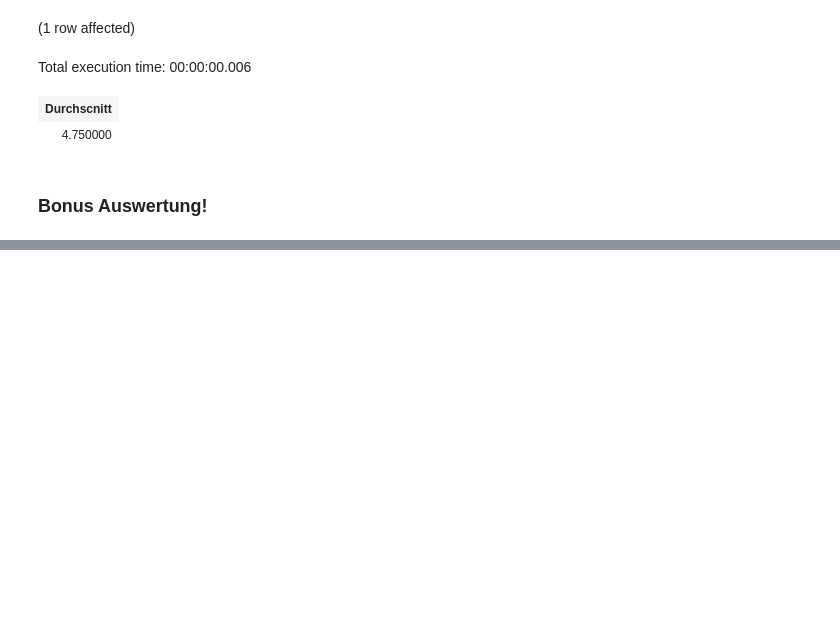
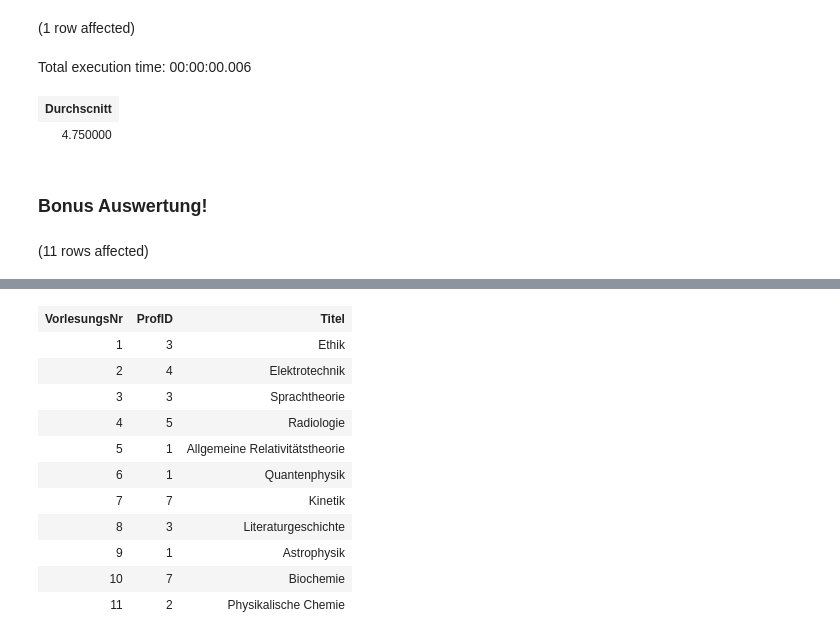
Before and after one commit to HeiligerG/DatenModelierung, a Jupyter notebook: Projektarbeit.ipynb, the cells around one changed output, grey strips where cells are left out. Cells and saved outputs as stored; diff of their text form; code cells hidden in the pictures; blank space fills up the shorter version.

```diff
--- a/Projektarbeit.ipynb
+++ b/Projektarbeit.ipynb
@@ -412,3 +412,7 @@ Total execution time: 00:00:00.006
 | 4.750000 |
 # %% [markdown]
 ### **Bonus Auswertung!**
+# %%
+SELECT * FROM Vorlesung;
+# %% [output]
+(11 rows affected)
@@ -414,0 +420,12 @@ Total execution time: 00:00:00.006
+| VorlesungsNr | ProfID | Titel |
+| 1 | 3 | Ethik |
+| 2 | 4 | Elektrotechnik |
+| 3 | 3 | Sprachtheorie |
+| 4 | 5 | Radiologie |
+| 5 | 1 | Allgemeine Relativitätstheorie |
+| 6 | 1 | Quantenphysik |
+| 7 | 7 | Kinetik |
+| 8 | 3 | Literaturgeschichte |
+| 9 | 1 | Astrophysik |
+| 10 | 7 | Biochemie |
+| 11 | 2 | Physikalische Chemie |
```
Also changed, not shown: parts of 1 cell of this notebook, 2 other files.
